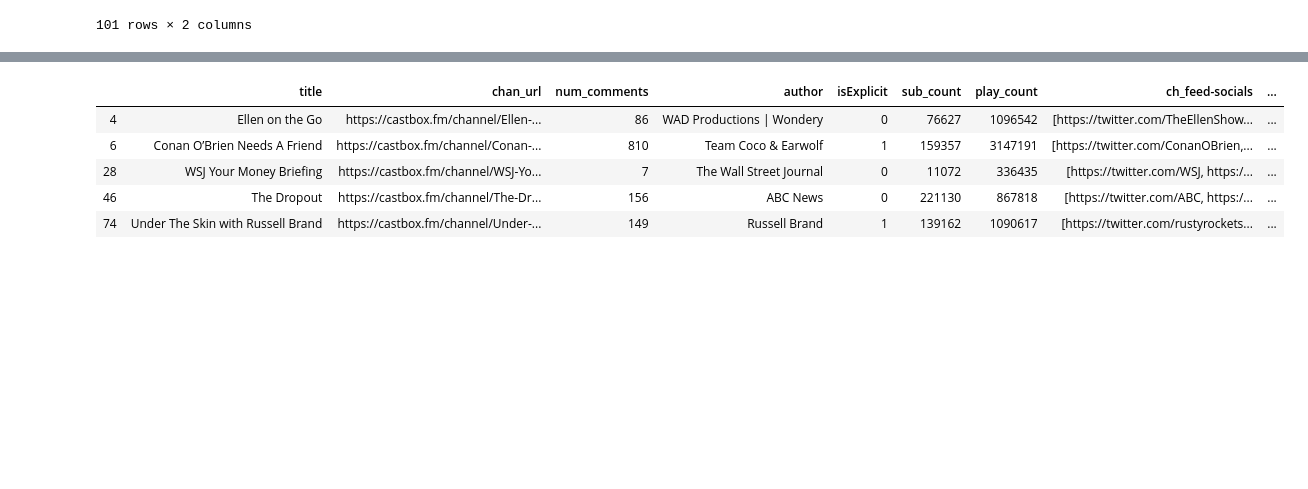
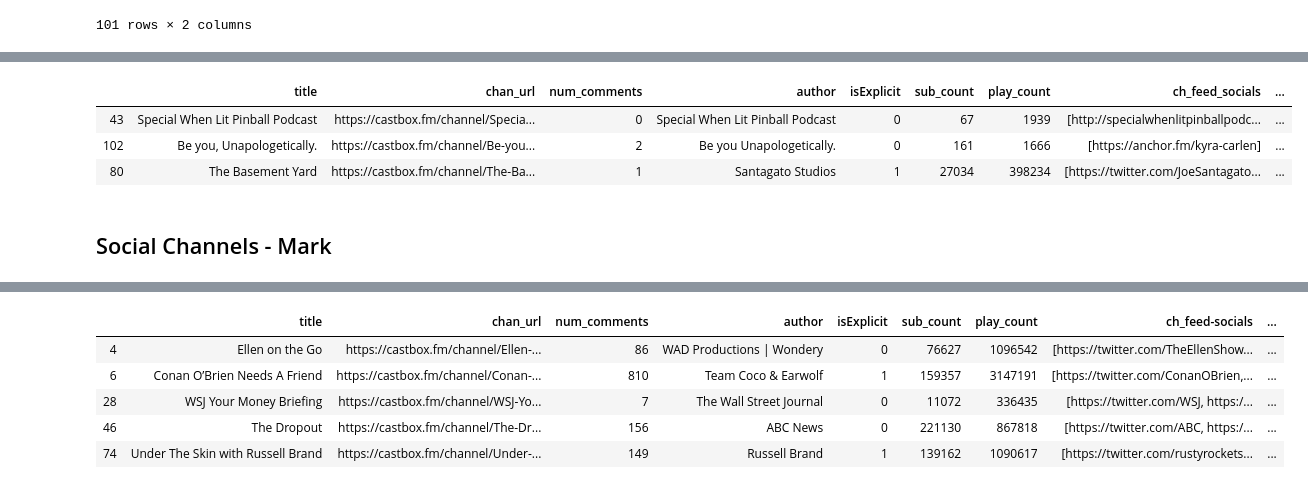
Before and after one commit to thomkav/regression-podcast-popularity, a Jupyter notebook: notebooks/backup_and_scratchpads/predicting_podcast_popularity.ipynb, the cells around one changed output, grey strips where cells are left out. Saved outputs shown, nothing was run; the diff lists cells and outputs as text; code cells hidden in the pictures; blank space fills up the shorter version.

```diff
--- a/notebooks/eda.ipynb
+++ b/notebooks/backup_and_scratchpads/predicting_podcast_popularity.ipynb
@@ -113,7 +176,4 @@ We should remove these rows. Three seem like scraping errors, but for now let's
 # %%
 # for EDA, mask entries where no episodes have been logged
-df = raw_df[raw_df['ep_total'] != 0].copy()
-
-# Build features into new dataframe
-df = features.build_features(df);
+raw_df = raw_df[raw_df['ep_total'] != 0].copy()
 # %%
@@ -122,0 +212,10 @@ df.shape
+# %%
+# Copy raw_df as df
+df = raw_df.copy()
+# %%
+# Load the full category listing dictionary.
+with open('../scraped/channel/podcast_chan_dict-corrected-urls-v2.pickle','rb') as f:
+    category_dict = pickle.load(f)
+
+# Categories are keys.
+category_dict.keys()
@@ -122,0 +245,21 @@ df.shape
+# %%
+# Create a function that we can apply to the "title" column of each row.
+# The function will search the category_dict for a podcast's listing
+# in any of the category dictionaries, searching for "title" in keys.
+
+def get_cats_of_chan(title):
+    cats = []
+    for cat in category_dict.keys():
+        cat_titles = list(category_dict[cat].keys())
+        if title in cat_titles:
+            cats += [cat]
+    return cats
+
+df['cat_list'] = df['title'].apply(get_cats_of_chan)
+# %%
+df.sample(3)
+# %% [output]
+|  | title | chan_url | num_comments | author | isExplicit | sub_count | play_count | ch_feed_socials | ... |
+| 43 | Special When Lit Pinball Podcast | https://castbox.fm/channel/Specia... | 0 | Special When Lit Pinball Podcast | 0 | 67 | 1939 | [http://specialwhenlitpinballpodc... | ... |
+| 102 | Be you, Unapologetically. | https://castbox.fm/channel/Be-you... | 2 | Be you Unapologetically. | 0 | 161 | 1666 | [https://anchor.fm/kyra-carlen] | ... |
+| 80 | The Basement Yard | https://castbox.fm/channel/The-Ba... | 1 | Santagato Studios | 1 | 27034 | 398234 | [https://twitter.com/JoeSantagato... | ... |
@@ -122,0 +268,2 @@ df.shape
+# %% [markdown]
+## Social Channels - Mark
```
Also changed, not shown: parts of 30 cells of this notebook, 10 other files.
